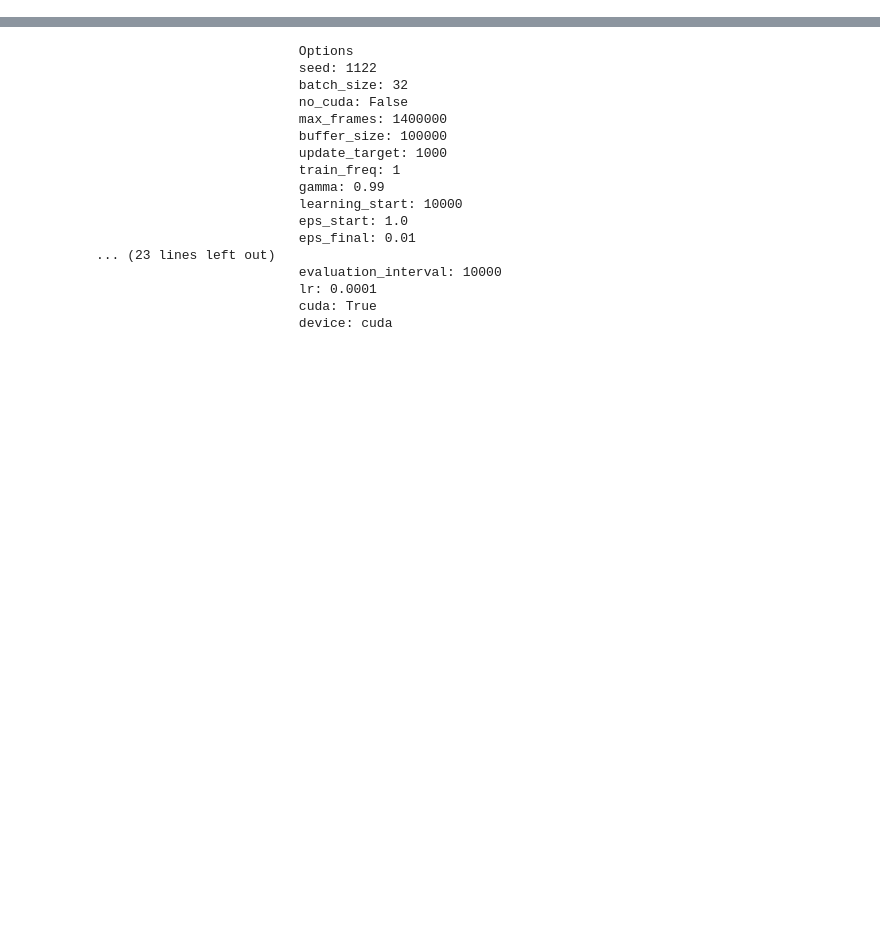
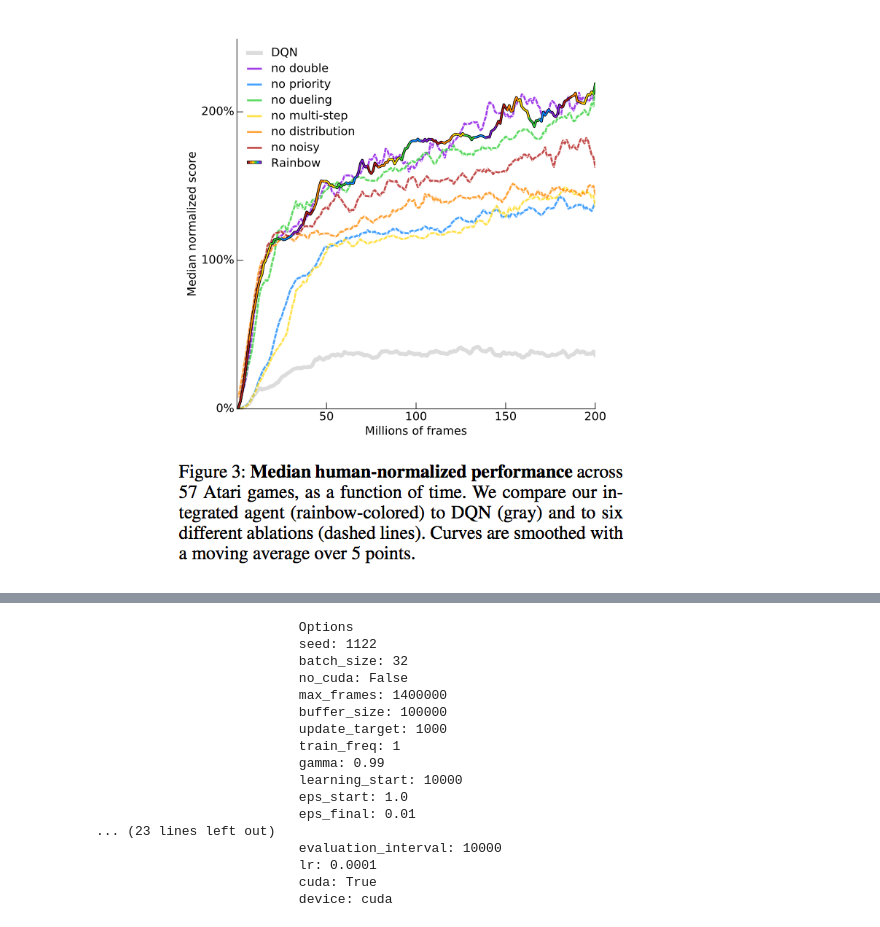
Before and after one commit to NMADALI97/NMADALI97-Rainbow-Combining-Improvements-in-Deep-Reinforcement-Learning, a Jupyter notebook: Rainbow.ipynb, the cells around one changed output, grey strips where cells are left out. Saved outputs shown, nothing was run; the diff lists cells and outputs as text; code cells hidden in the pictures; blank space fills up the shorter version.

```diff
--- a/Rainbow.ipynb
+++ b/Rainbow.ipynb
@@ -9,0 +170,5 @@ Successfully installed tensorboardX-1.9
+# %%
+from IPython.display import Image
+Image('plot3.png')
+# %% [output]
+[figure, added]
```
Also changed, not shown: parts of 17 cells of this notebook, 3 other files.
